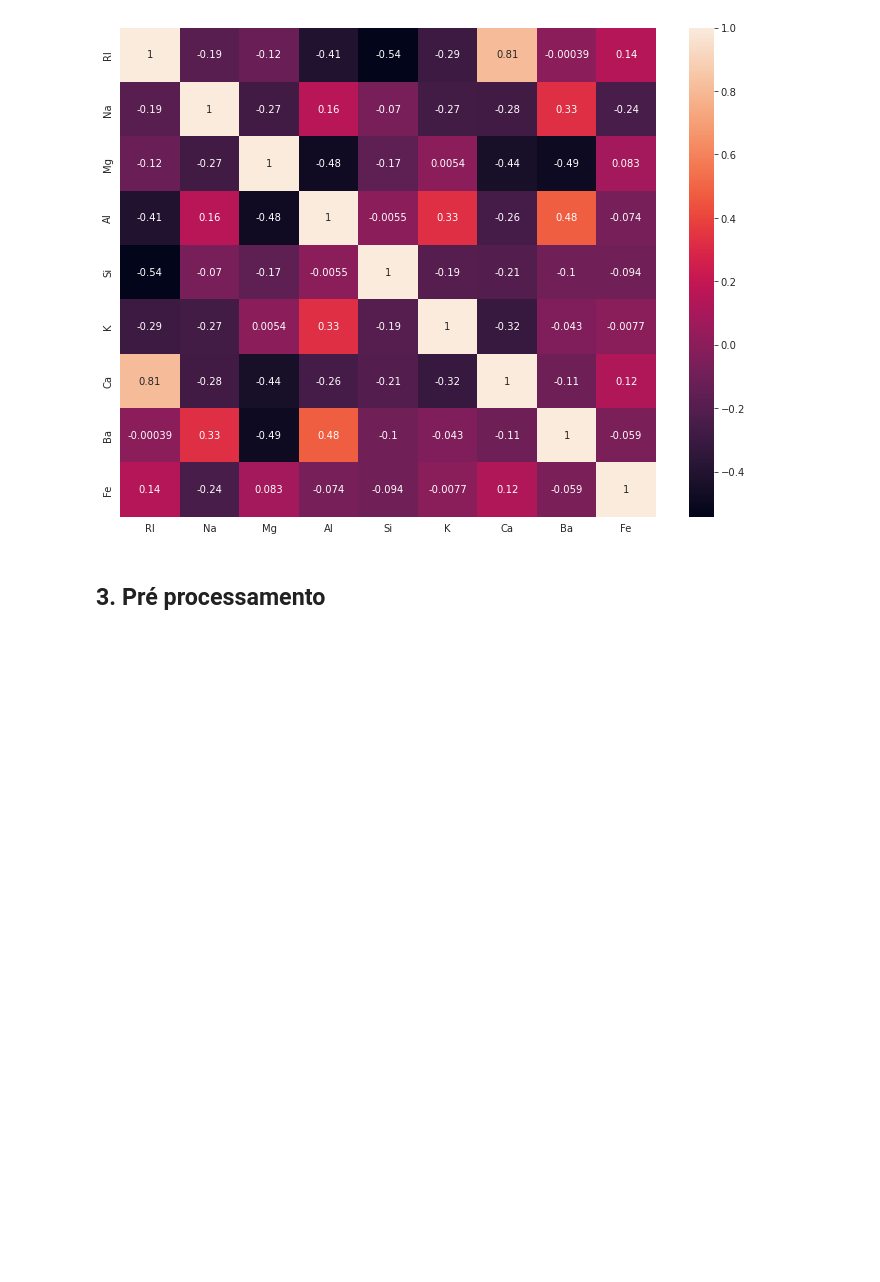
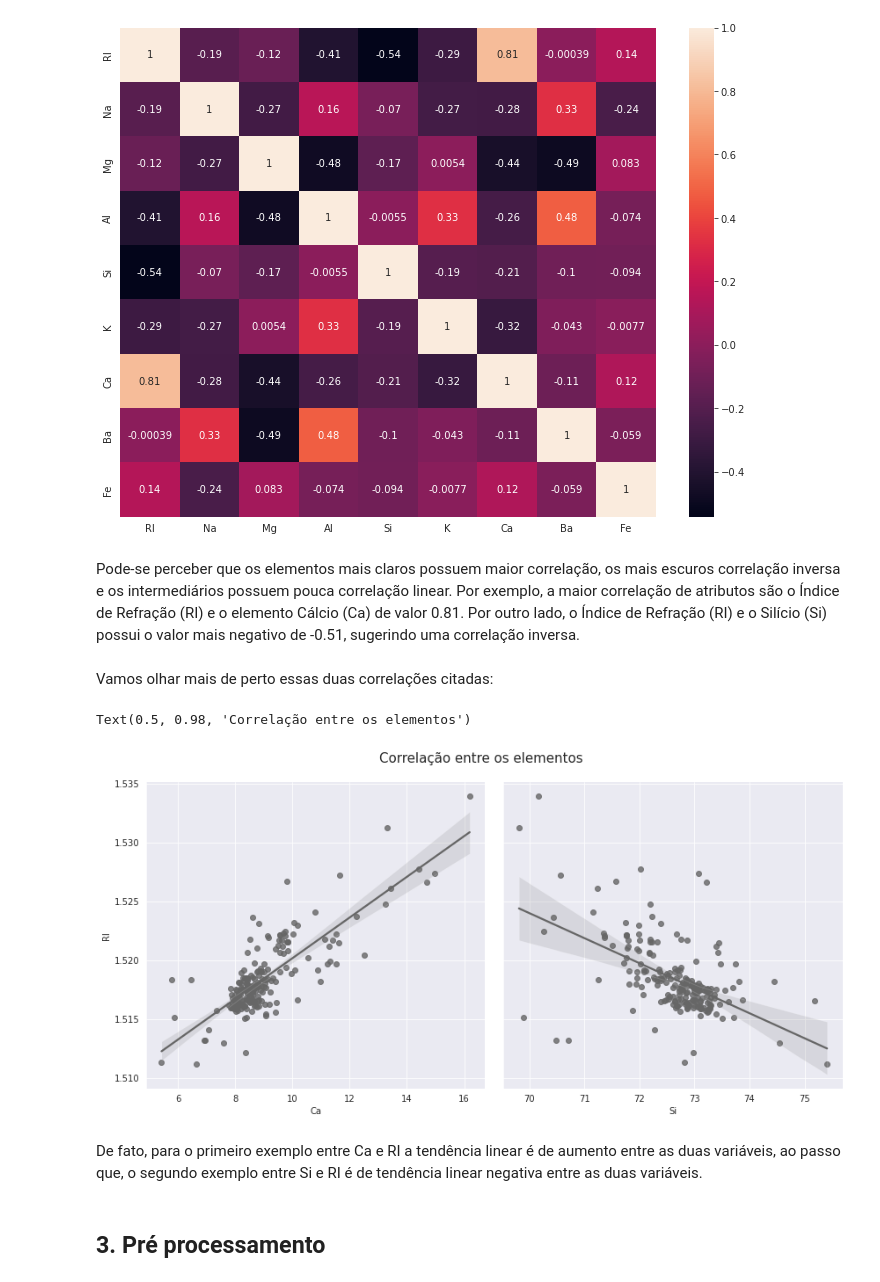
Before and after one commit to davi-santos/Glass-Classification, a Jupyter notebook: Data Analysis.ipynb, the cells around one changed output. Drawn from its saved outputs; the diff is of its cells as text; code cells hidden in the pictures; blank space fills up the shorter version.

```diff
--- a/Data Analysis.ipynb
+++ b/Data Analysis.ipynb
@@ -122,6 +134,20 @@ sns.heatmap(df.drop('Type',axis=1).corr(), annot=True)
 # %% [output]
 <AxesSubplot:>
 [figure]
+# %% [markdown]
+Pode-se perceber que os elementos mais claros possuem maior correlação, os mais escuros correlação inversa e os intermediários possuem pouca correlação linear. Por exemplo, a maior correlação de atributos são o Índice de Refração (RI) e o elemento Cálcio (Ca) de valor 0.81. Por outro lado, o Índice de Refração (RI) e o Silício (Si) possui o valor mais negativo de -0.51, sugerindo uma correlação inversa.
+# %% [markdown]
+Vamos olhar mais de perto essas duas correlações citadas:
+# %%
+g = sns.PairGrid(df, y_vars=["RI"], x_vars=["Ca", "Si"], height=6)
+g.map(sns.regplot, color=".4")
+g.fig.subplots_adjust(top=0.9)
+g.fig.suptitle('Correlação entre os elementos', fontsize=15)
+# %% [output]
+Text(0.5, 0.98, 'Correlação entre os elementos')
+[figure, added]
+# %% [markdown]
+De fato, para o primeiro exemplo entre Ca e RI a tendência linear é de aumento entre as duas variáveis, ao passo que, o segundo exemplo entre Si e RI é de tendência linear negativa entre as duas variáveis.
 # %% [markdown]
 ## 3. Pré processamento
 # %% [markdown]
```
Also changed, not shown: parts of 11 cells of this notebook.
